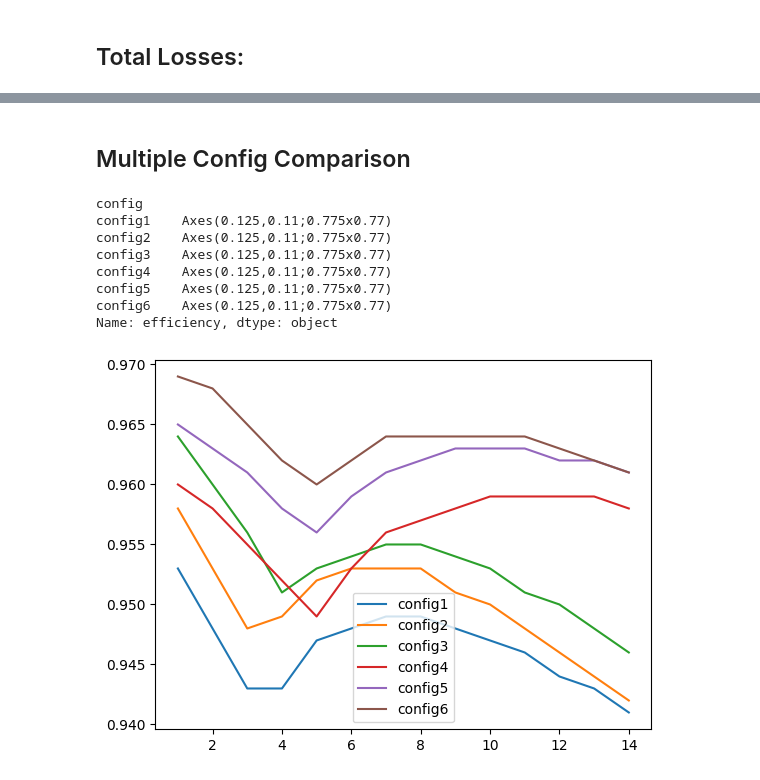
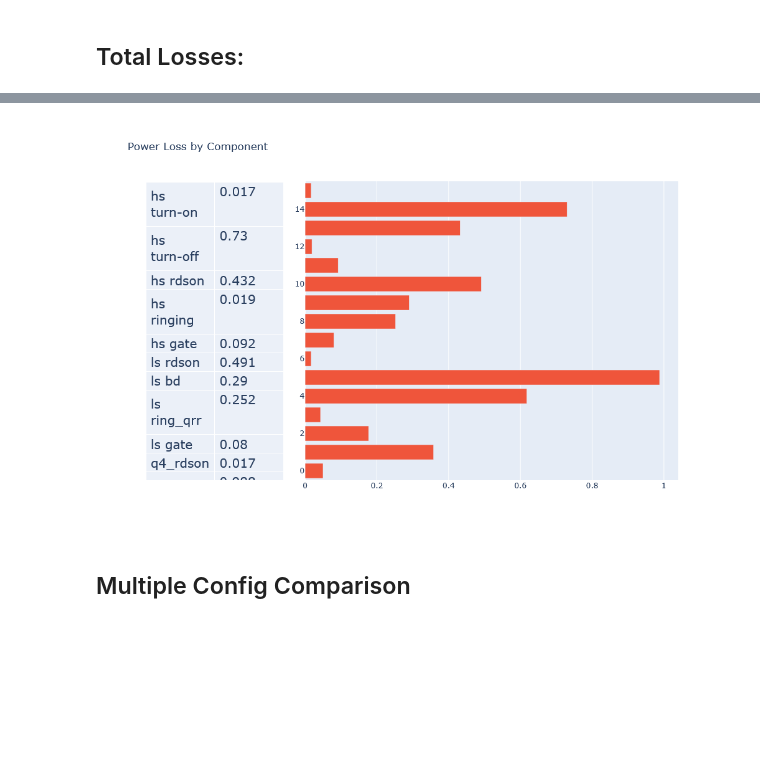
Before and after one commit to grkidwell/pdis_2or3lvl_bb, a Jupyter notebook: pdis_2or3lvl_buckboost.ipynb, the cells around one changed output, grey strips where cells are left out. Cells and saved outputs as stored; diff of their text form; code cells hidden in the pictures; blank space fills up the shorter version.

```diff
--- a/pdis_2or3lvl_buckboost.ipynb
+++ b/pdis_2or3lvl_buckboost.ipynb
@@ -119,7 +268,7 @@ fig.add_trace(
         cells = dict(
             values = [idx,val],
             font=dict(size=20),
-            height=28,
+            height=30,
             align="left"
         )
 
@@ -145,0 +294 @@ fig.show()
+[figure, added]
@@ -241,12 +336,0 @@ df_all = pd.concat(df_pdis_results.values())
-# %%
-df_all.drop([0]).groupby('config')['efficiency'].plot(legend=True)
-# %% [output]
-config
-config1    Axes(0.125,0.11;0.775x0.77)
-config2    Axes(0.125,0.11;0.775x0.77)
-config3    Axes(0.125,0.11;0.775x0.77)
-config4    Axes(0.125,0.11;0.775x0.77)
-config5    Axes(0.125,0.11;0.775x0.77)
-config6    Axes(0.125,0.11;0.775x0.77)
-Name: efficiency, dtype: object
-[figure, removed]
```
Also changed, not shown: parts of 45 cells of this notebook, 13 other files.
